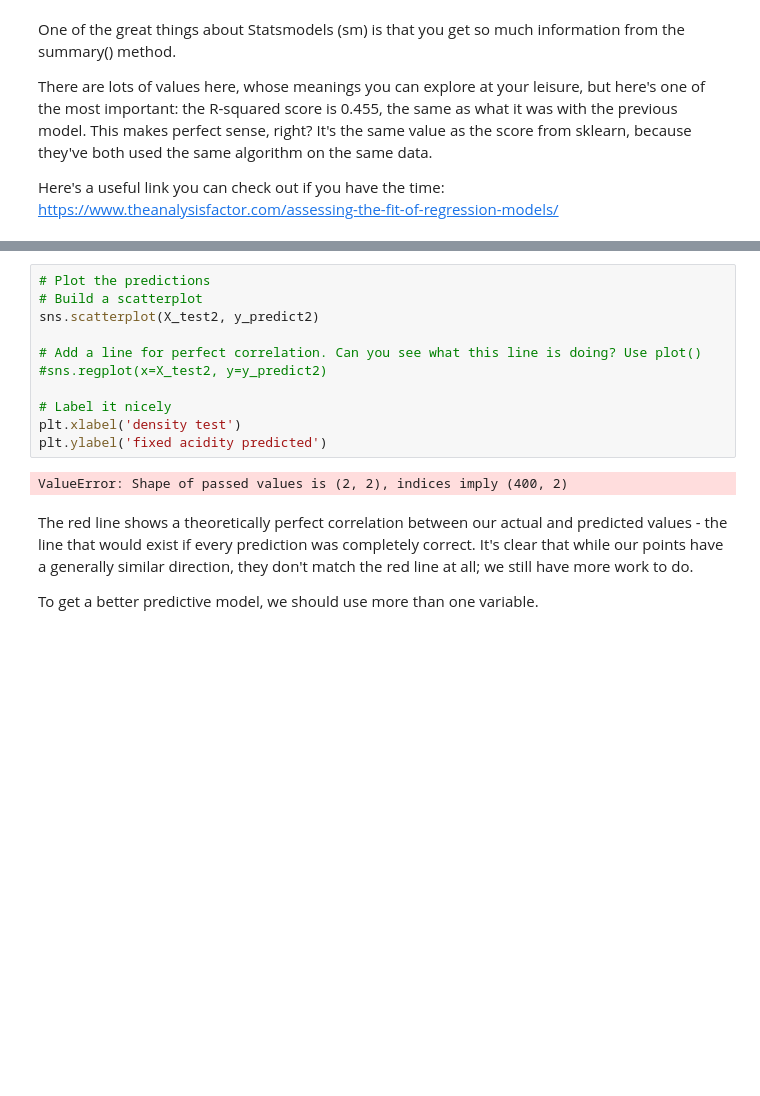
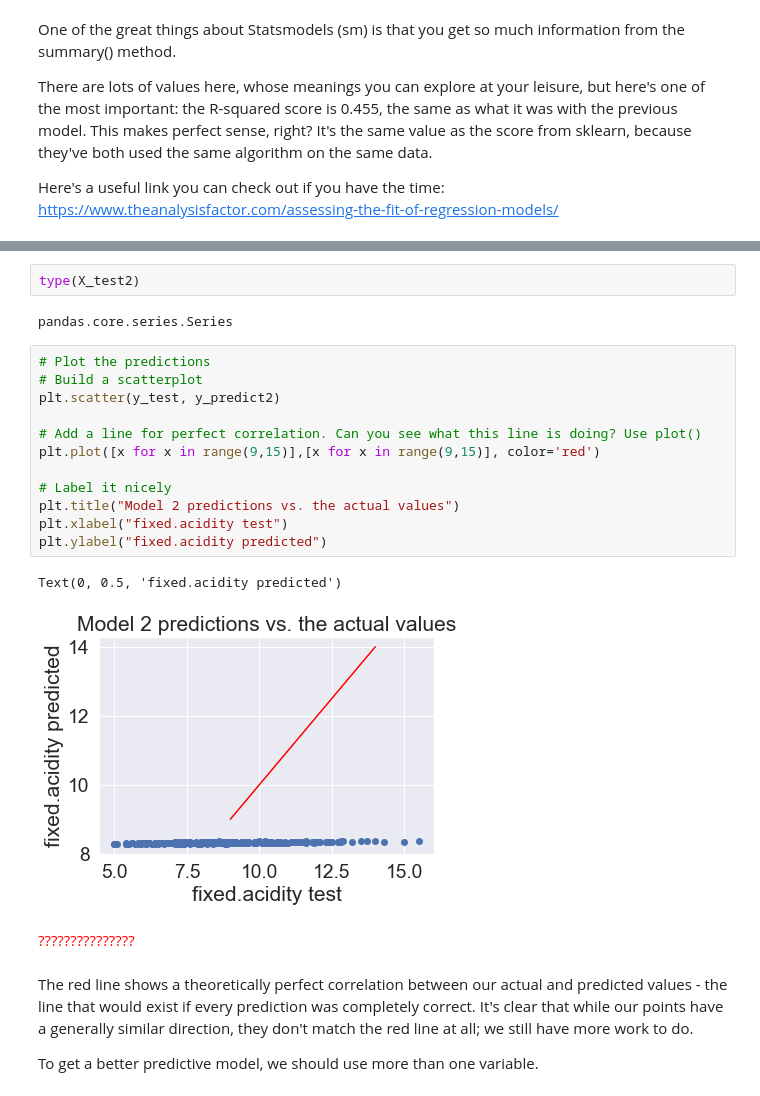
Before and after one commit to pauljacob/mini_projects, a Jupyter notebook: 1604024426_Springboard_Linear_Regression_Case_Study_10292020/Springboard Regression Case Study - the Red Wine Dataset - Tier 3.ipynb, the cells around one changed output, grey strips where cells are left out. Cells and saved outputs as stored; diff of their text form; blank space fills up the shorter version.

```diff
--- a/1604024426_Springboard_Linear_Regression_Case_Study_10292020/Springboard Regression Case Study - the Red Wine Dataset - Tier 3.ipynb
+++ b/1604024426_Springboard_Linear_Regression_Case_Study_10292020/Springboard Regression Case Study - the Red Wine Dataset - Tier 3.ipynb
@@ -473,16 +583,24 @@ X_test2.shape
+# %%
+type(X_test2)
+# %% [output]
+pandas.core.series.Series
 # %%
 # Plot the predictions
 # Build a scatterplot
-sns.scatterplot(X_test2, y_predict2)
+plt.scatter(y_test, y_predict2)
 
 # Add a line for perfect correlation. Can you see what this line is doing? Use plot()
-#sns.regplot(x=X_test2, y=y_predict2)
+plt.plot([x for x in range(9,15)],[x for x in range(9,15)], color='red')
 
 # Label it nicely
-plt.xlabel('density test')
-plt.ylabel('fixed acidity predicted')
+plt.title("Model 2 predictions vs. the actual values")
+plt.xlabel("fixed.acidity test")
+plt.ylabel("fixed.acidity predicted")
 # %% [output]
-ValueError: Shape of passed values is (2, 2), indices imply (400, 2)
+Text(0, 0.5, 'fixed.acidity predicted')
+[figure, added]
+# %% [markdown]
+<font color='red'> ???????????????<font>
 # %% [markdown]
 The red line shows a theoretically perfect correlation between our actual and predicted values - the line that would exist if every prediction was completely correct. It's clear that while our points have a generally similar direction, they don't match the red line at all; we still have more work to do.
 
```
Also changed, not shown: parts of 22 cells of this notebook, 1 other file.
